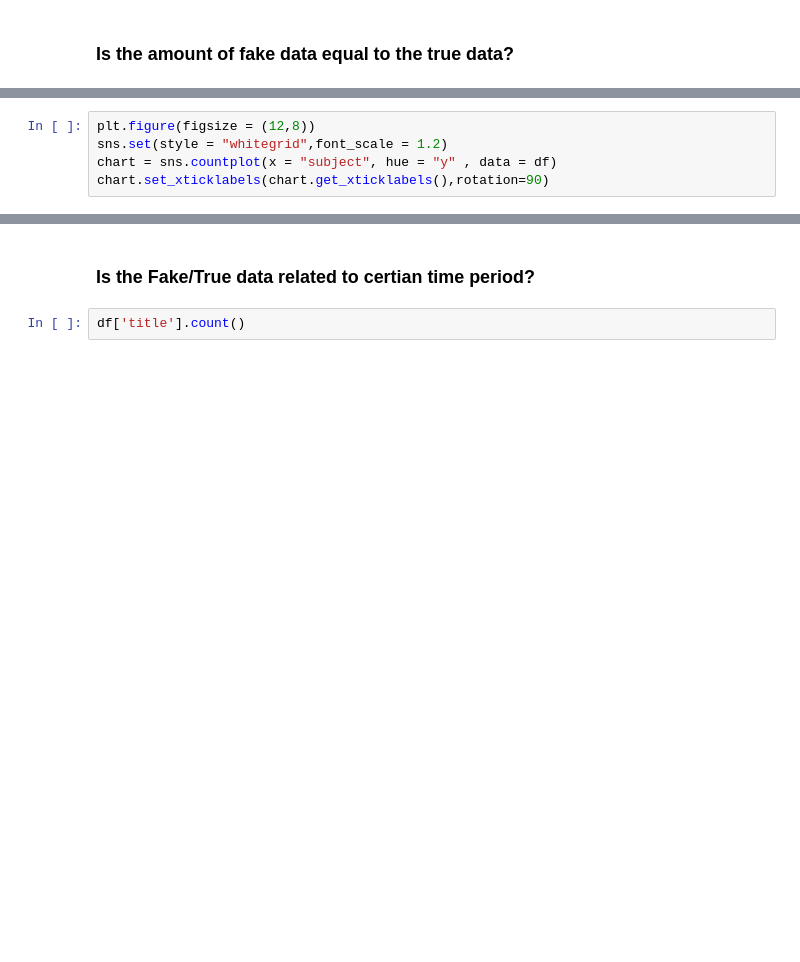
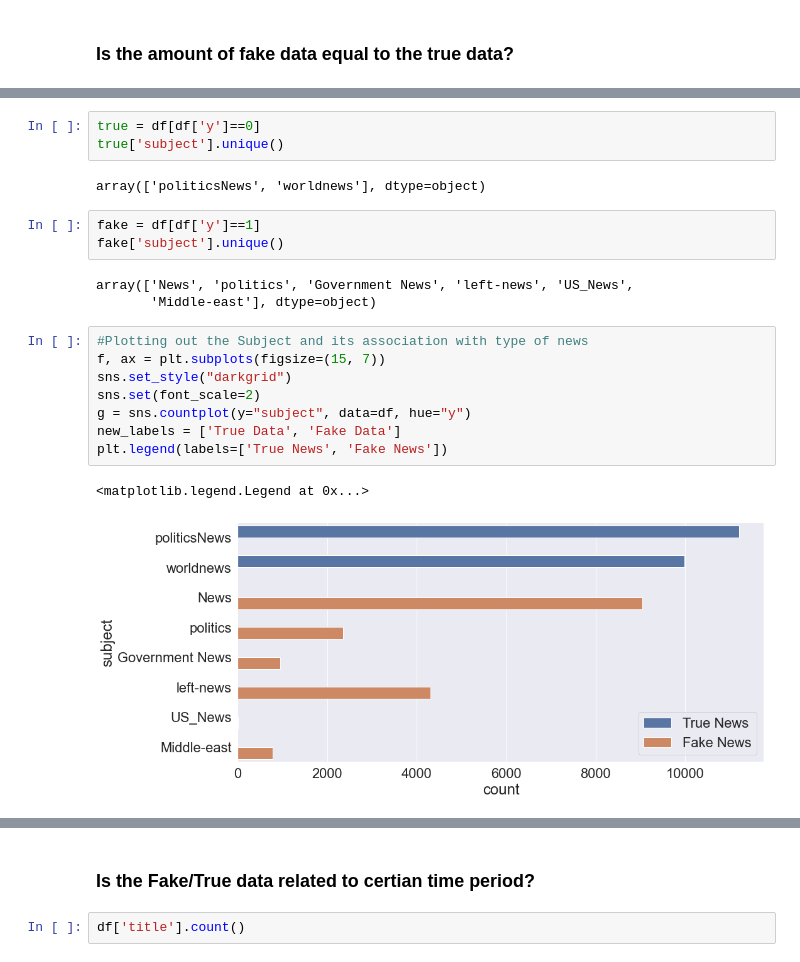
Before and after one commit to DataStroke99/iecoe-sg-technical-interview, a Jupyter notebook: submit/AdityaBhadkamkar_code_test.ipynb, the cells around one changed output, grey strips where cells are left out. Cells and saved outputs as stored; diff of their text form; blank space fills up the shorter version.

Commit message:
update Data Exploration 1

```diff
--- a/submit/AdityaBhadkamkar_code_test.ipynb
+++ b/submit/AdityaBhadkamkar_code_test.ipynb
@@ -215,5 +206,0 @@ Fake Shape:  (17449, 5)
-# %%
-plt.figure(figsize = (12,8))
-sns.set(style = "whitegrid",font_scale = 1.2)
-chart = sns.countplot(x = "subject", hue = "y" , data = df)
-chart.set_xticklabels(chart.get_xticklabels(),rotation=90)
@@ -219,0 +219,22 @@ chart.set_xticklabels(chart.get_xticklabels(),rotation=90)
+# %%
+true = df[df['y']==0]
+true['subject'].unique()
+# %% [output]
+array(['politicsNews', 'worldnews'], dtype=object)
+# %%
+fake = df[df['y']==1]
+fake['subject'].unique()
+# %% [output]
+array(['News', 'politics', 'Government News', 'left-news', 'US_News',
+       'Middle-east'], dtype=object)
+# %%
+#Plotting out the Subject and its association with type of news
+f, ax = plt.subplots(figsize=(15, 7))
+sns.set_style("darkgrid")
+sns.set(font_scale=2)
+g = sns.countplot(y="subject", data=df, hue="y")
+new_labels = ['True Data', 'Fake Data']
+plt.legend(labels=['True News', 'Fake News'])
+# %% [output]
+<matplotlib.legend.Legend at 0x...>
+[figure, added]
```
Also changed, not shown: parts of 14 cells of this notebook.
